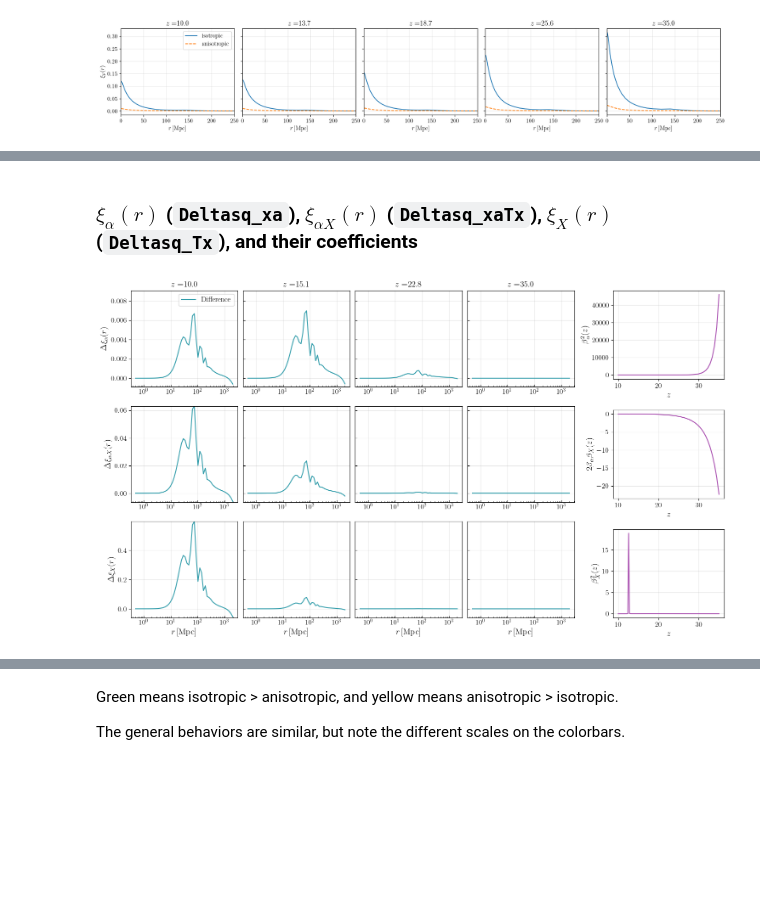
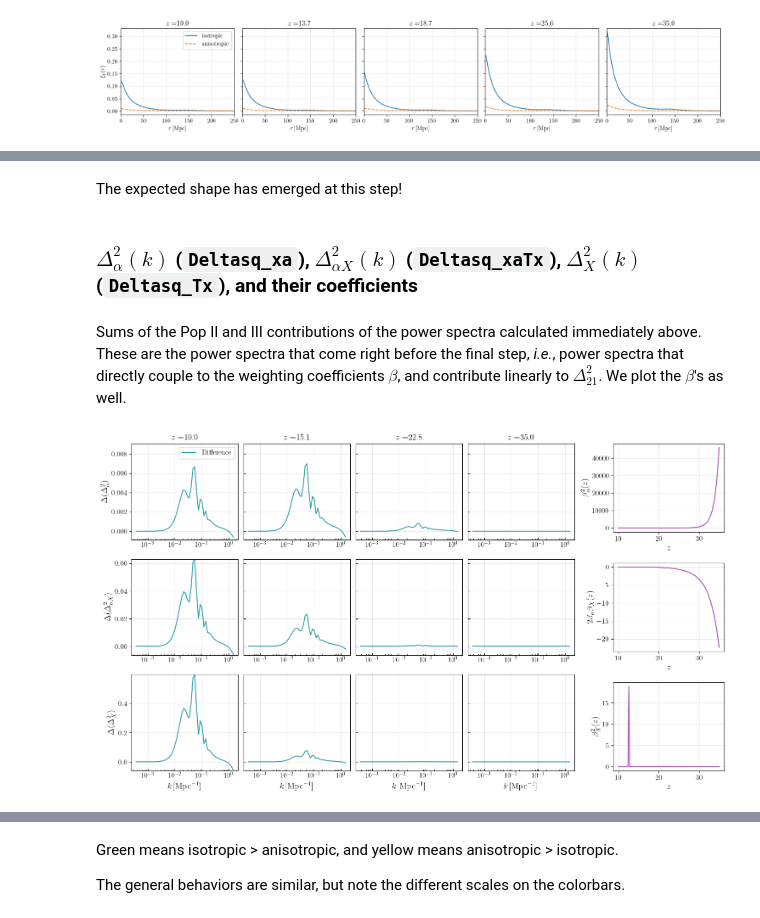
Before and after one commit to ryanyrzh/Zeus21, a Jupyter notebook: aniso_tests/corr_breakdown.ipynb, the cells around one changed output, grey strips where cells are left out. Cells and saved outputs as stored; diff of their text form; code cells hidden in the pictures; blank space fills up the shorter version.

```diff
--- a/aniso_tests/corr_breakdown.ipynb
+++ b/aniso_tests/corr_breakdown.ipynb
@@ -345,0 +350,12 @@ To see the behavior of more composite correlation functions that do contribute l
+# %%
+d_Pk_xa_nl_III = PS21._d_Pk_xa_nl_III
+d_Pk_xa_nl_III_aniso = PS21_aniso._d_Pk_xa_nl_III
+d_Pk_xa_nl_III_diff = d_Pk_xa_nl_III - d_Pk_xa_nl_III_aniso
+
+d_Pk_xaTx_nl_III = PS21._d_Pk_xaTx_nl_III
+d_Pk_xaTx_nl_III_aniso = PS21_aniso._d_Pk_xaTx_nl_III
+d_Pk_xaTx_nl_III_diff = d_Pk_xaTx_nl_III - d_Pk_xaTx_nl_III_aniso
+
+d_Pk_Tx_nl_III = PS21._d_Pk_Tx_nl_III
+d_Pk_Tx_nl_III_aniso = PS21_aniso._d_Pk_Tx_nl_III
+d_Pk_Tx_nl_III_diff = d_Pk_Tx_nl_III - d_Pk_Tx_nl_III_aniso
@@ -345,0 +406,12 @@ To see the behavior of more composite correlation functions that do contribute l
+# %%
+Deltasq_xa_III = PS21.Deltasq_xa_III
+Deltasq_xa_III_aniso = PS21_aniso.Deltasq_xa_III
+Deltasq_xa_III_diff = Deltasq_xa_III - Deltasq_xa_III_aniso
+
+Deltasq_xaTx_III = PS21.Deltasq_xaTx_III
+Deltasq_xaTx_III_aniso = PS21_aniso.Deltasq_xaTx_III
+Deltasq_xaTx_III_diff = Deltasq_xaTx_III - Deltasq_xaTx_III_aniso
+
+Deltasq_Tx_III = PS21.Deltasq_Tx_III
+Deltasq_Tx_III_aniso = PS21_aniso.Deltasq_Tx_III
+Deltasq_Tx_III_diff = Deltasq_Tx_III - Deltasq_Tx_III_aniso
@@ -346,5 +458,9 @@ To see the behavior of more composite correlation functions that do contribute l
+# %% [markdown]
+The expected shape has emerged at this step!
 # %% [markdown]
-### $\xi_\alpha(r)$ (`Deltasq_xa`), $\xi_{\alpha X}(r)$ (`Deltasq_xaTx`), $\xi_X(r)$ (`Deltasq_Tx`), and their coefficients
+### $\Delta^2_\alpha(k)$ (`Deltasq_xa`), $\Delta^2_{\alpha X}(k)$ (`Deltasq_xaTx`), $\Delta^2_X(k)$ (`Deltasq_Tx`), and their coefficients
+# %% [markdown]
+Sums of the Pop II and III contributions of the power spectra calculated immediately above. These are the power spectra that come right before the final step, *i.e.*, power spectra that directly couple to the weighting coefficients $\beta$, and contribute linearly to $\Delta_{21}^2$. We plot the $\beta$'s as well.
 # %%
 beta_Deltasq_xa = PS21._betaxa
 Deltasq_xa = PS21.Deltasq_xa
@@ -377,45 +493,45 @@ for r in range(3):
 axes_beta = [fig.add_subplot(gs[r, 2]) for r in range(3)]
 
 for ax, i in zip(axes_corr[0], idxs):
-    ax.plot(rlist, Deltasq_xa_diff[i, :], color="#309caa", label='Difference')
+    ax.plot(klist, Deltasq_xa_diff[i, :], color="#309caa", label='Difference')
     ax.set_xscale('log')
     ax.set_ylim(Deltasq_xa_diff.min()*1.1, Deltasq_xa_diff.max())
     ax.set_title(r"$z=${%.1f}" % (zlist[i]), fontsize=14)
     ax.tick_params(axis='x', which='both', direction='in')
     ax.grid(True, alpha=0.3)
-axes_corr[0][0].set_ylabel(r'$\Delta\xi_\alpha(r)$', fontsize=14)
+axes_corr[0][0].set_ylabel(r'$\Delta(\Delta^2_\alpha)$', fontsize=14)
 axes_corr[0][0].legend()
 
 for ax, i in zip(axes_corr[1], idxs):
-    ax.plot(rlist, Deltasq_xaTx_diff[i, :], color="#309caa", label='Difference')
+    ax.plot(klist, Deltasq_xaTx_diff[i, :], color="#309caa", label='Difference')
     ax.set_xscale('log')
     ax.set_ylim(Deltasq_xaTx_diff.min()*1.1, Deltasq_xaTx_diff.max())
     ax.tick_params(axis='x', which='both', direction='in')
     ax.grid(True, alpha=0.3)
-axes_corr[1][0].set_ylabel(r'$\Delta\xi_{\alpha X}(r)$', fontsize=14)
+axes_corr[1][0].set_ylabel(r'$\Delta(\Delta^2_{\alpha X})$', fontsize=14)
 
 for ax, i in zip(axes_corr[2], idxs):
-    ax.plot(rlist, Deltasq_Tx_diff[i, :], color="#309caa", label='Difference')
+    ax.plot(klist, Deltasq_Tx_diff[i, :], color="#309caa", label='Difference')
     ax.set_xscale('log')
     ax.set_ylim(Deltasq_Tx_diff.min()*1.1, Deltasq_Tx_diff.max())
-    ax.set_xlabel(r"$r\,[\mathrm{Mpc}]$", fontsize=14)
+    ax.set_xlabel(r"$k\,[\mathrm{Mpc}^{-1}]$", fontsize=14)
     ax.tick_params(axis='x', which='both', direction='in')
     ax.grid(True, alpha=0.3)
-axes_corr[2][0].set_ylabel(r'$\Delta\xi_X(r)$', fontsize=14)
+axes_corr[2][0].set_ylabel(r'$\Delta(\Delta^2_X)$', fontsize=14)
 
 for row_axes in axes_corr:
     for ax in row_axes[1:]:
         ax.tick_params(axis='y', which='both', labelleft=False, direction='in')
 
 for ax, beta in zip(axes_beta, [beta_Deltasq_xa**2, 2*beta_Deltasq_xa*beta_Deltasq_Tx, beta_Deltasq_Tx**2]):
     ax.plot(zlist, beta, color="#a84daf")
     ax.grid(True, alpha=0.3)
     ax.set_xlabel(r'$z$', fontsize=14)
 axes_beta[0].set_ylabel(r'$\beta_\alpha^2(z)$', fontsize=14)
 axes_beta[1].set_ylabel(r'$2\beta_{\alpha}\beta_X(z)$', fontsize=14)
 axes_beta[2].set_ylabel(r'$\beta_X^2(z)$', fontsize=14)
 
 plt.tight_layout()
 # %% [output]
-[figure, old version]
+[figure, new version]
 # %% [markdown]
```
Also changed, not shown: parts of 17 cells of this notebook.
